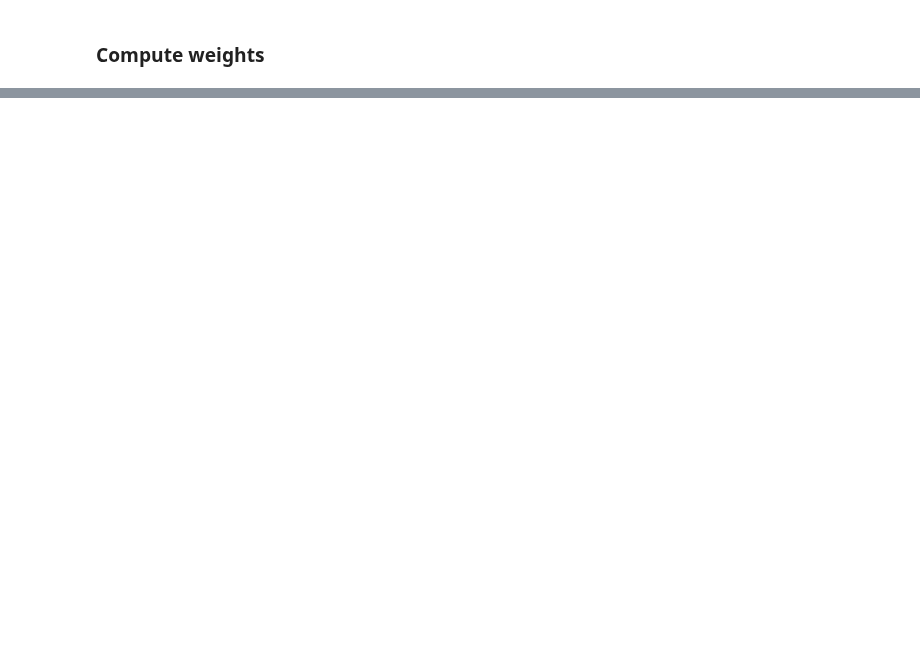
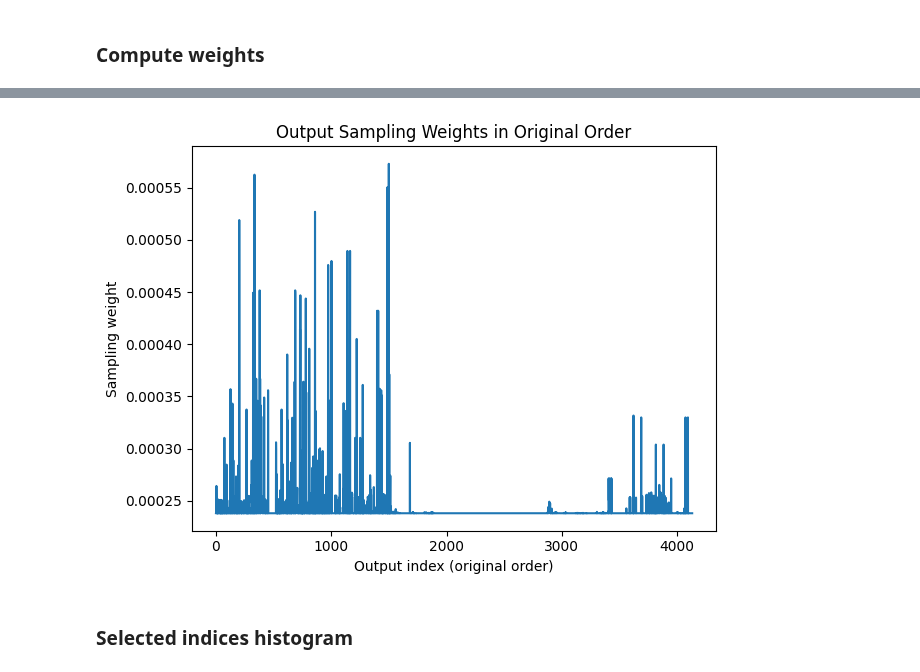
Before and after one commit to ruokokoski/metabolic-NN, a Jupyter notebook: explore_samples.ipynb, the cells around one changed output, grey strips where cells are left out. Cells and saved outputs as stored; diff of their text form; code cells hidden in the pictures; blank space fills up the shorter version.

```diff
--- a/explore_samples.ipynb
+++ b/explore_samples.ipynb
@@ -255,0 +256,14 @@ rank=4130  idx= 922  r_1191   weight=2.285701e-04
+# %%
+x = np.arange(len(weights))
+
+plt.figure()
+plt.plot(x, weights)
+plt.xlabel("Output index (original order)")
+plt.ylabel("Sampling weight")
+plt.title("Output Sampling Weights in Original Order")
+plt.tight_layout()
+plt.show()
+# %% [output]
+[figure, added]
+# %% [markdown]
+### Selected indices histogram
```
Also changed, not shown: parts of 8 cells of this notebook.
